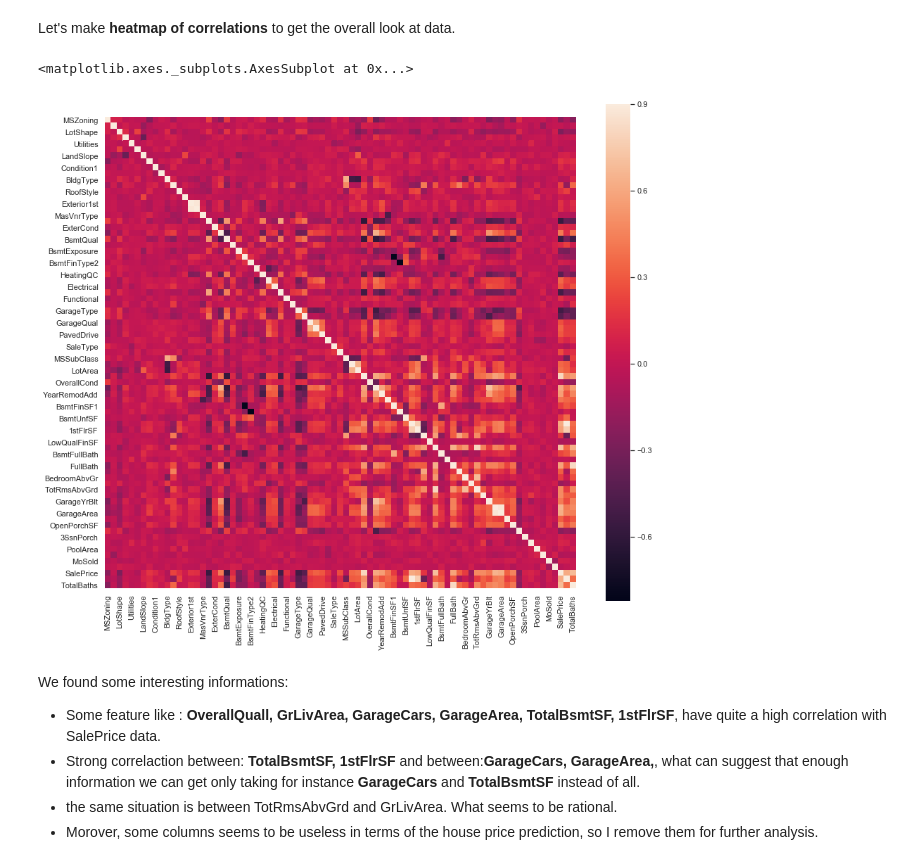
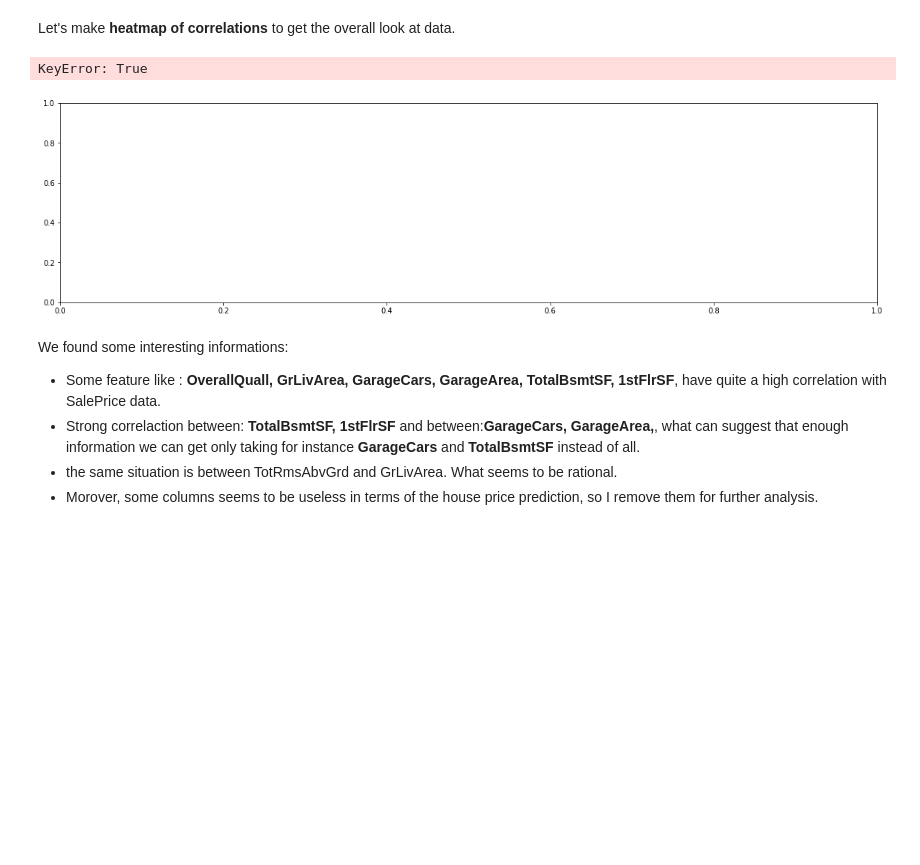
Before and after one commit to JoannaBroniarek/House-Prices-Advanced-Regression-Techniques, a Jupyter notebook: Kaggle_Project2.ipynb, the cells around one changed output. Saved outputs shown, nothing was run; the diff lists cells and outputs as text; code cells hidden in the pictures; blank space fills up the shorter version.

```diff
--- a/Kaggle_Project2.ipynb
+++ b/Kaggle_Project2.ipynb
@@ -299,0 +323,6 @@ clear_data.loc[:, "Utilities"] = clear_data.loc[:, "Utilities"].fillna("AllPub")
+# %%
+# Boxplot Neighborhood vs. SalePrice
+sns.set(font_scale=2)
+plt.figure(figsize=(20,10))
+sns.boxplot(y="SalePrice", x = "Neighborhood", data = clear_data)
+plt.xticks(rotation=45)
@@ -301,9 +361,19 @@ clear_data.loc[:, "Utilities"] = clear_data.loc[:, "Utilities"].fillna("AllPub")
 The dataframe **transformed_df** contains only columns after transformation from categorical into numerical.
 # %%
 # TRANSFORMATION INTO NUMERICS
-cat_features = sklearn_pandas.gen_features([[c] for c in cat_feats.tolist()], [LabelEncoder])
-label_encoder = sklearn_pandas.DataFrameMapper(cat_features)
+
+cat_features = sklearn_pandas.gen_features([[c] for c in cat_feats.tolist() if c != "Neighborhood"],
+                                           [LabelEncoder])
+title_features = [(['Neighborhood'], [NeighborhoodTransformer()],
+                   {'alias': 'Neigh_ID'})]
+
+# Pipeline
+label_encoder = sklearn_pandas.DataFrameMapper(cat_features + title_features)
+
+# Transformation
 transformed_feats = label_encoder.fit_transform(clear_data.copy())
 transformed_df = pd.DataFrame(transformed_feats, index=clear_data.index, columns=cat_feats)
+
+# Show first rows:
 transformed_df.head()
 # %% [output]
@@ -318,5 +382,6 @@ transformed_df.head()
 ### Concatenate 'imputed_df' and 'transformed_df' into one dataframe.
 # %%
 preprocessed_df = pd.concat([transformed_df, imputed_df],axis=1)
+preprocessed_df['SalePrice'] = clear_data['SalePrice']
 # %%
 # Check if all columns where considered
@@ -355,0 +428,4 @@ Name: SalePrice, dtype: float64
+# %%
+corrmat = preprocessed_df.corr()
+# print only those with absolute correlation more than 0.5:
+corrmat[np.abs(corrmat['SalePrice']) > 0.4]['SalePrice']
@@ -447,12 +617,12 @@ TypeError: invalid type comparison
 Let's make **heatmap of correlations** to get the overall look at data.
 # %%
 #correlation matrix
-corrmat = X_train.corr()
-f, ax = plt.subplots(figsize=(15, 13))
-sns.heatmap(corrmat, vmax=.9, square=True)
+# corrmat = X_train.corr()
+f, ax = plt.subplots(figsize=(20, 5))
+sns.heatmap(corrmat[np.abs(corrmat['SalePrice']) > 0.5], vmax=.9, square=True)
 # %% [output]
-<matplotlib.axes._subplots.AxesSubplot at 0x...>
+KeyError: True
-[figure, old version]
+[figure, new version]
 # %% [markdown]
 We found some interesting informations:
 + Some feature like : **OverallQuall, GrLivArea, GarageCars, GarageArea, TotalBsmtSF, 1stFlrSF**, have quite a high correlation with SalePrice data.
```
Also changed, not shown: parts of 52 cells of this notebook.
